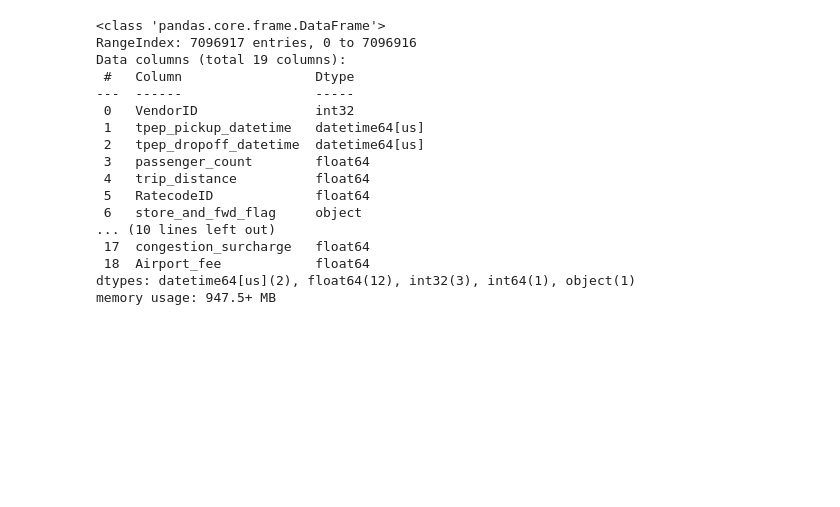
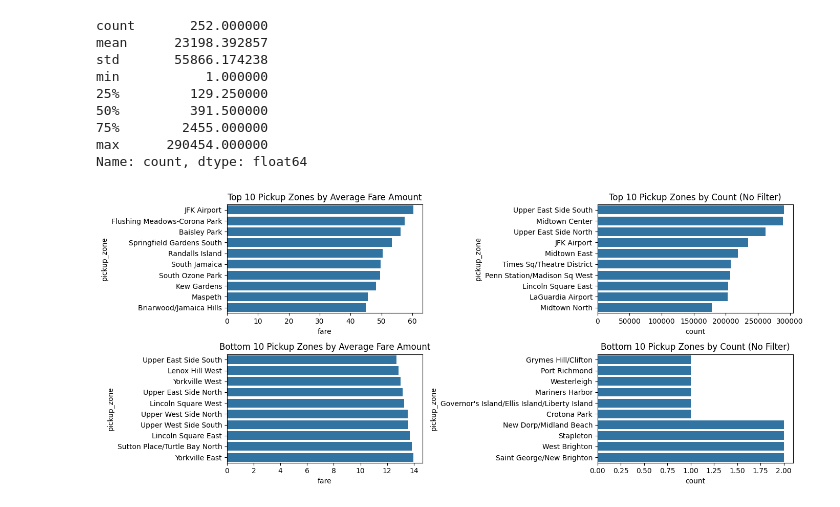
Before and after one commit to matthewviray/nyc-taxi-demand-revenue-ml, a Jupyter notebook: taxi.ipynb, the cells around one changed output. Cells and saved outputs as stored; diff of their text form; code cells hidden in the pictures; blank space fills up the shorter version.

Commit message:
started on eda in python w/ visuals

```diff
--- a/taxi.ipynb
+++ b/taxi.ipynb
@@ -4,23 +7,61 @@ taxi_mar = pd.read_parquet('yellow_tripdata_2024-03.parquet')
 taxi_apr = pd.read_parquet('yellow_tripdata_2024-04.parquet')
 taxi_combined = pd.concat([taxi_mar, taxi_apr], ignore_index=True)
 taxi_combined.to_csv('yellow_tripdata.csv', index=False)
-# %%
-taxi_combined.info()
-# %% [output]
-<class 'pandas.core.frame.DataFrame'>
-RangeIndex: 7096917 entries, 0 to 7096916
-Data columns (total 19 columns):
- #   Column                 Dtype
----  ------                 -----
- 0   VendorID               int32
- 1   tpep_pickup_datetime   datetime64[us]
- 2   tpep_dropoff_datetime  datetime64[us]
- 3   passenger_count        float64
- 4   trip_distance          float64
- 5   RatecodeID             float64
- 6   store_and_fwd_flag     object
-... (10 lines left out)
- 17  congestion_surcharge   float64
- 18  Airport_fee            float64
-dtypes: datetime64[us](2), float64(12), int32(3), int64(1), object(1)
-memory usage: 947.5+ MB
+# %%
+import mysql.connector
+from dotenv import load_dotenv
+import os
+import pandas as pd
+import seaborn as sns
+import matplotlib.pyplot as plt
+
+# Load environment variables
+load_dotenv()
+# Connect to MySQL database
+db_connection = mysql.connector.connect(
+    host=os.getenv('DB_HOST'),
+    user=os.getenv('DB_USER'),
+    password=os.getenv('DB_PASSWORD'),
+    database=os.getenv('DB_NAME')
+)
+# %%
+# table of top pick up zones by average fare amount
+query = """
+SELECT pickup_zone, AVG(fare_amount) as fare, COUNT(*) as count
+FROM nyc_taxi.yellow_taxi_clean as Y
+GROUP BY pickup_zone;
+"""
+pickup_zone_counts = pd.read_sql(query, db_connection)
+pickup_zone_counts = pickup_zone_counts.sort_values(by='count', ascending=False)
+
+print(pickup_zone_counts['count'].describe())
+pickup_zone_counts_no_outliers = pickup_zone_counts[pickup_zone_counts['count'] > 100]
+pickup_zone_counts_no_filter = pickup_zone_counts.sort_values(by ='count', ascending=False).head(10)
+pickup_zone_counts_no_filter_bottom = pickup_zone_counts.sort_values(by ='count', ascending=True).head(10)
+
+pickup_zone_counts_top = pickup_zone_counts_no_outliers.sort_values(by='fare', ascending=False).head(10)
+pickup_zone_counts_bottom = pickup_zone_counts_no_outliers.sort_values(by='fare', ascending=True).head(10)
+fig, axes = plt.subplots(2, 2, figsize=(14, 6))
+
+sns.barplot(data=pickup_zone_counts_top, x='fare', y='pickup_zone', ax=axes[0, 0])
+axes[0,0].set_title('Top 10 Pickup Zones by Average Fare Amount')
+sns.barplot(data=pickup_zone_counts_bottom, x='fare', y='pickup_zone', ax=axes[1, 0])
+axes[1,0].set_title('Bottom 10 Pickup Zones by Average Fare Amount')
+
+sns.barplot(data=pickup_zone_counts_no_filter, x='count', y='pickup_zone', ax=axes[0, 1])
+axes[0, 1].set_title('Top 10 Pickup Zones by Count (No Filter)')
+sns.barplot(data=pickup_zone_counts_no_filter_bottom, x='count', y='pickup_zone', ax=axes[1, 1])
+axes[1, 1].set_title('Bottom 10 Pickup Zones by Count (No Filter)')
+plt.tight_layout()
+plt.show()
+# %% [output]
+count       252.000000
+mean      23198.392857
+std       55866.174238
+min           1.000000
+25%         129.250000
+50%         391.500000
+75%        2455.000000
+max      290454.000000
+Name: count, dtype: float64
+[figure, added]
```
Also changed, not shown: parts of 9 cells of this notebook, 2 other files.
